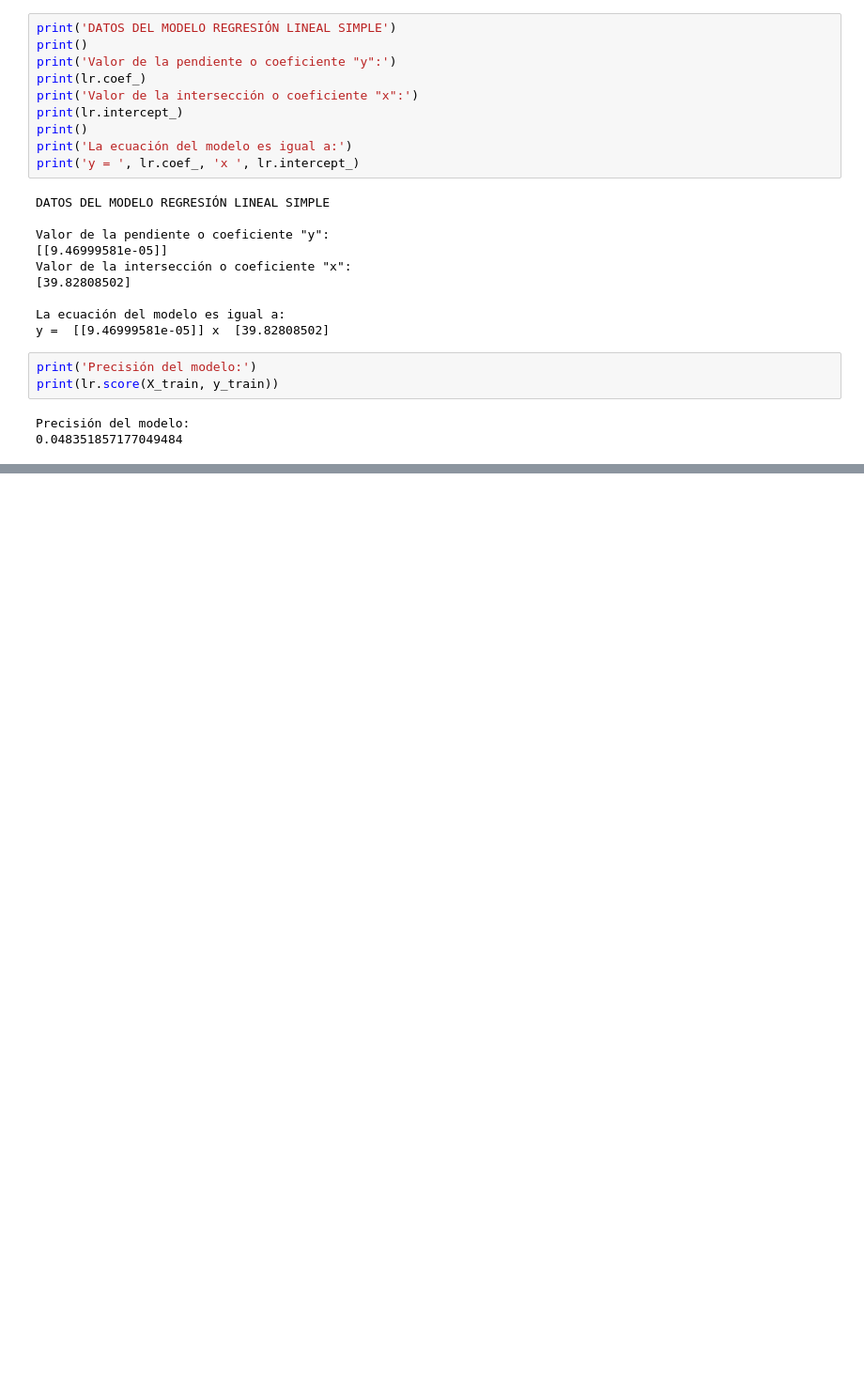
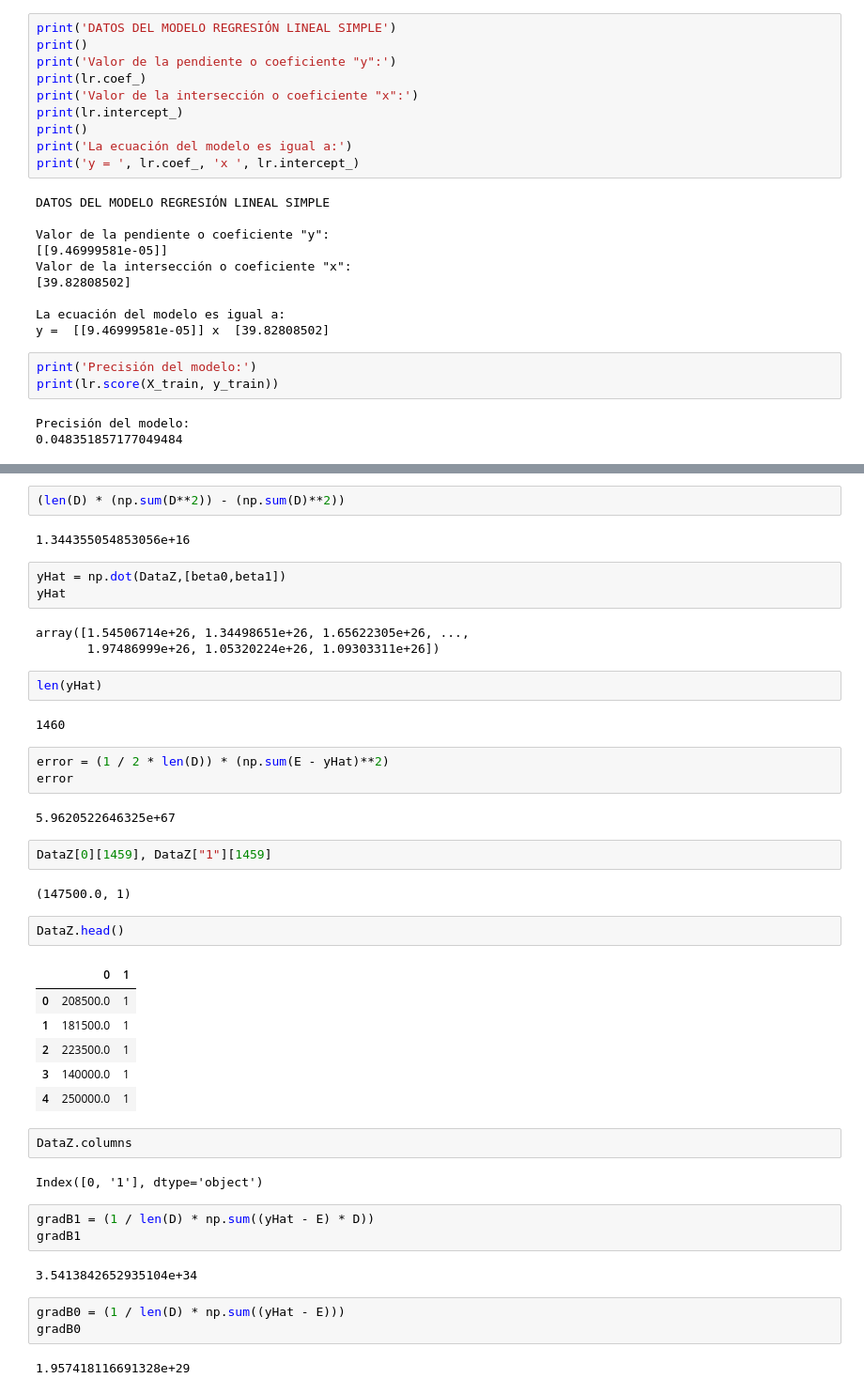
Before and after one commit to Marcot98/MaestriaDataScience, a Jupyter notebook: Ciencia de Datos en Python/Proyecto Final/pruebas proyecto final.ipynb, the cells around one changed output, grey strips where cells are left out. Shown at 94% size. Saved outputs shown, nothing was run; the diff lists cells and outputs as text; blank space fills up the shorter version.

Commit message:
calculo de betas, error, y hat  y gradiantes

```diff
--- a/Ciencia de Datos en Python/Proyecto Final/pruebas proyecto final.ipynb
+++ b/Ciencia de Datos en Python/Proyecto Final/pruebas proyecto final.ipynb
@@ -672,0 +687,46 @@ Precisión del modelo:
+# %%
+(len(D) * (np.sum(D**2)) - (np.sum(D)**2))
+# %% [output]
+1.344355054853056e+16
+# %%
+yHat = np.dot(DataZ,[beta0,beta1])
+yHat
+# %% [output]
+array([1.54506714e+26, 1.34498651e+26, 1.65622305e+26, ...,
+       1.97486999e+26, 1.05320224e+26, 1.09303311e+26])
+# %%
+len(yHat)
+# %% [output]
+1460
+# %%
+error = (1 / 2 * len(D)) * (np.sum(E - yHat)**2)
+error
+# %% [output]
+5.9620522646325e+67
+# %%
+DataZ[0][1459], DataZ["1"][1459]
+# %% [output]
+(147500.0, 1)
+# %%
+DataZ.head()
+# %% [output]
+|  | 0 | 1 |
+| 0 | 208500.0 | 1 |
+| 1 | 181500.0 | 1 |
+| 2 | 223500.0 | 1 |
+| 3 | 140000.0 | 1 |
+| 4 | 250000.0 | 1 |
+# %%
+DataZ.columns
+# %% [output]
+Index([0, '1'], dtype='object')
+# %%
+gradB1 = (1 / len(D) * np.sum((yHat - E) * D))
+gradB1
+# %% [output]
+3.5413842652935104e+34
+# %%
+gradB0 = (1 / len(D) * np.sum((yHat - E)))
+gradB0
+# %% [output]
+1.957418116691328e+29
```
Also changed, not shown: parts of 3 cells of this notebook, 1 other file.
